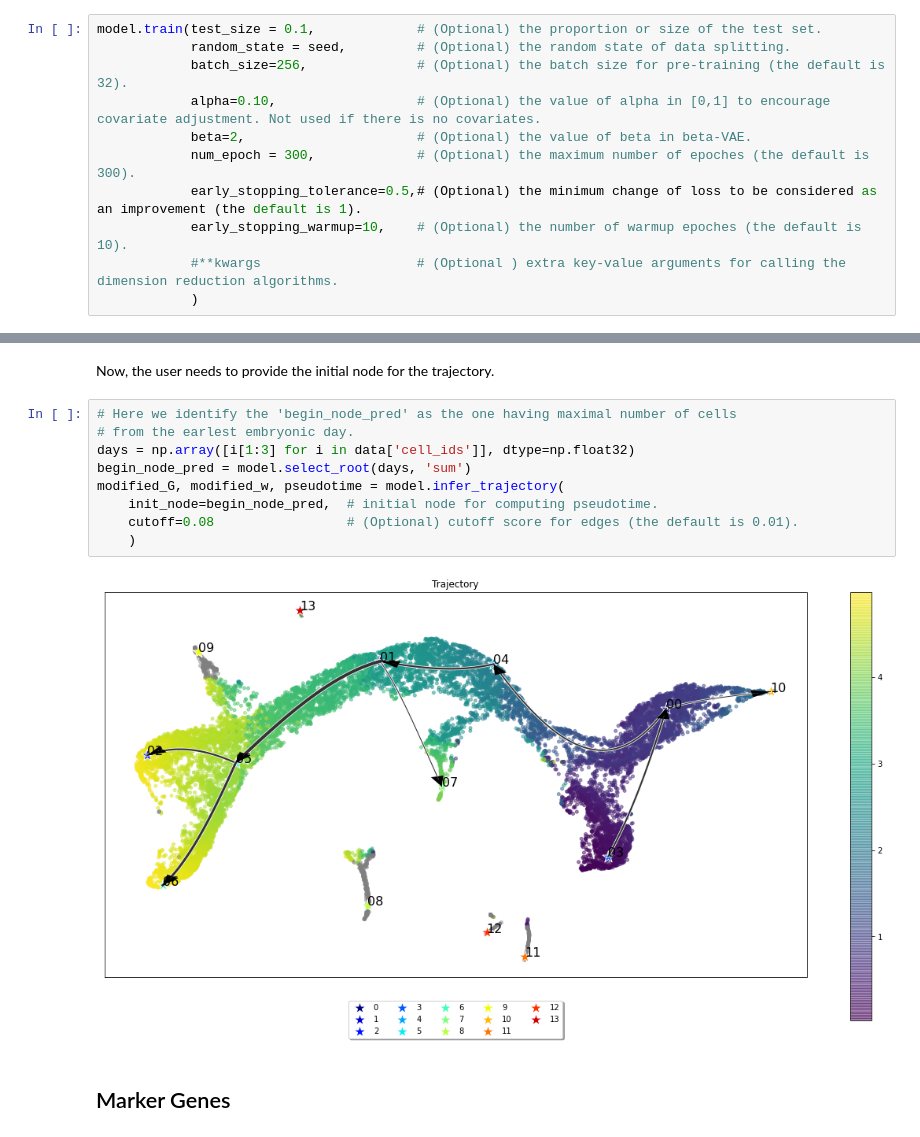
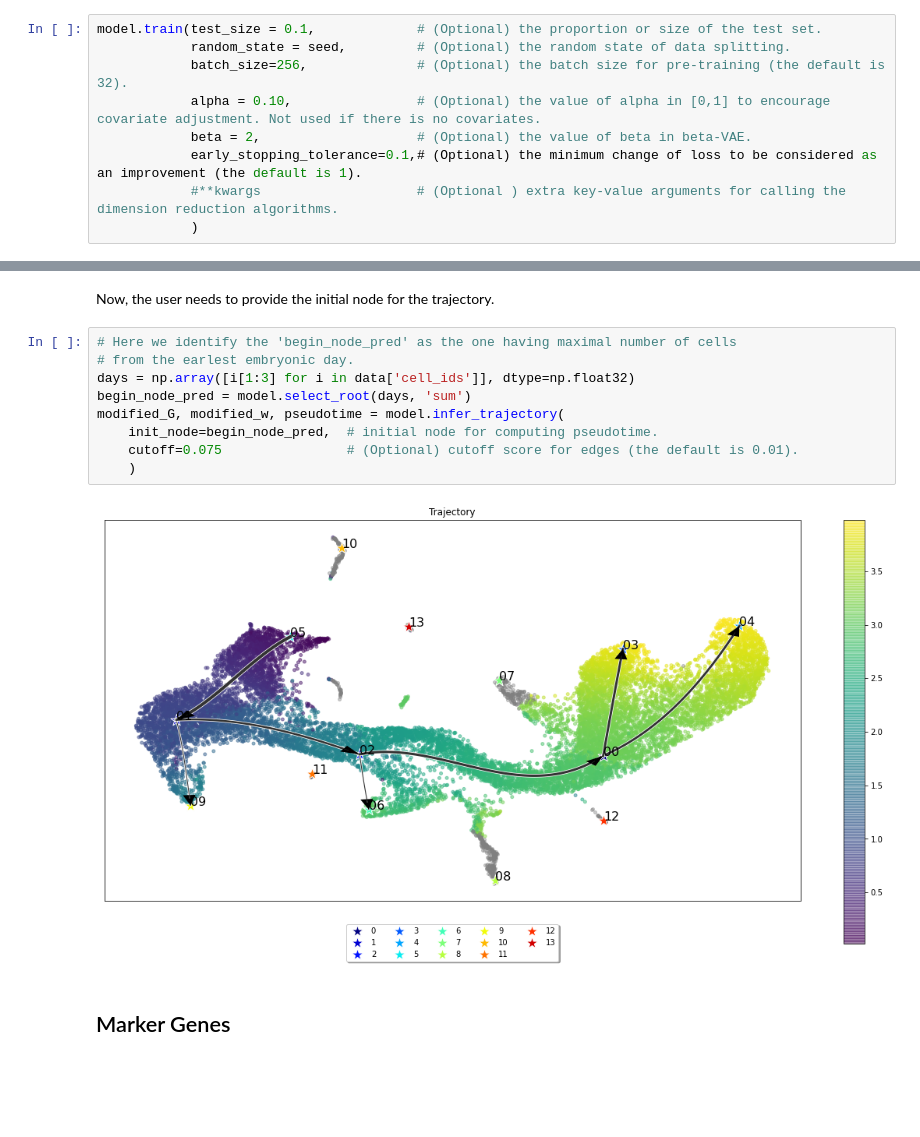
Before and after one commit to jaydu1/VITAE, a Jupyter notebook: tutorials/tutorial_mouse_brain.ipynb, the cells around one changed output, grey strips where cells are left out. Drawn from its saved outputs; the diff is of its cells as text; blank space fills up the shorter version.

```diff
--- a/tutorials/tutorial_mouse_brain.ipynb
+++ b/tutorials/tutorial_mouse_brain.ipynb
@@ -232,11 +222,9 @@ And we can also use estimated cluster labels from other algorithms and softwares
 model.train(test_size = 0.1,             # (Optional) the proportion or size of the test set.
             random_state = seed,         # (Optional) the random state of data splitting.
             batch_size=256,              # (Optional) the batch size for pre-training (the default is 32).
-            alpha=0.10,                  # (Optional) the value of alpha in [0,1] to encourage covariate adjustment. Not used if there is no covariates.
-            beta=2,                      # (Optional) the value of beta in beta-VAE.
-            num_epoch = 300,             # (Optional) the maximum number of epoches (the default is 300).
-            early_stopping_tolerance=0.5,# (Optional) the minimum change of loss to be considered as an improvement (the default is 1).
-            early_stopping_warmup=10,    # (Optional) the number of warmup epoches (the default is 10).
+            alpha = 0.10,                # (Optional) the value of alpha in [0,1] to encourage covariate adjustment. Not used if there is no covariates.
+            beta = 2,                    # (Optional) the value of beta in beta-VAE.
+            early_stopping_tolerance=0.1,# (Optional) the minimum change of loss to be considered as an improvement (the default is 1).
             #**kwargs                    # (Optional ) extra key-value arguments for calling the dimension reduction algorithms.
             )
 # %%
@@ -304,14 +292,14 @@ Now, the user needs to provide the initial node for the trajectory.
 # %%
 # Here we identify the 'begin_node_pred' as the one having maximal number of cells
 # from the earlest embryonic day.
 days = np.array([i[1:3] for i in data['cell_ids']], dtype=np.float32)
 begin_node_pred = model.select_root(days, 'sum')
 modified_G, modified_w, pseudotime = model.infer_trajectory(
     init_node=begin_node_pred,  # initial node for computing pseudotime.
-    cutoff=0.08                 # (Optional) cutoff score for edges (the default is 0.01).
+    cutoff=0.075                # (Optional) cutoff score for edges (the default is 0.01).
     )
 # %% [output]
-[figure, old version]
+[figure, new version]
 # %% [markdown]
 ## Marker Genes
 # %%
```
Also changed, not shown: parts of 15 cells of this notebook, 12 other files.
